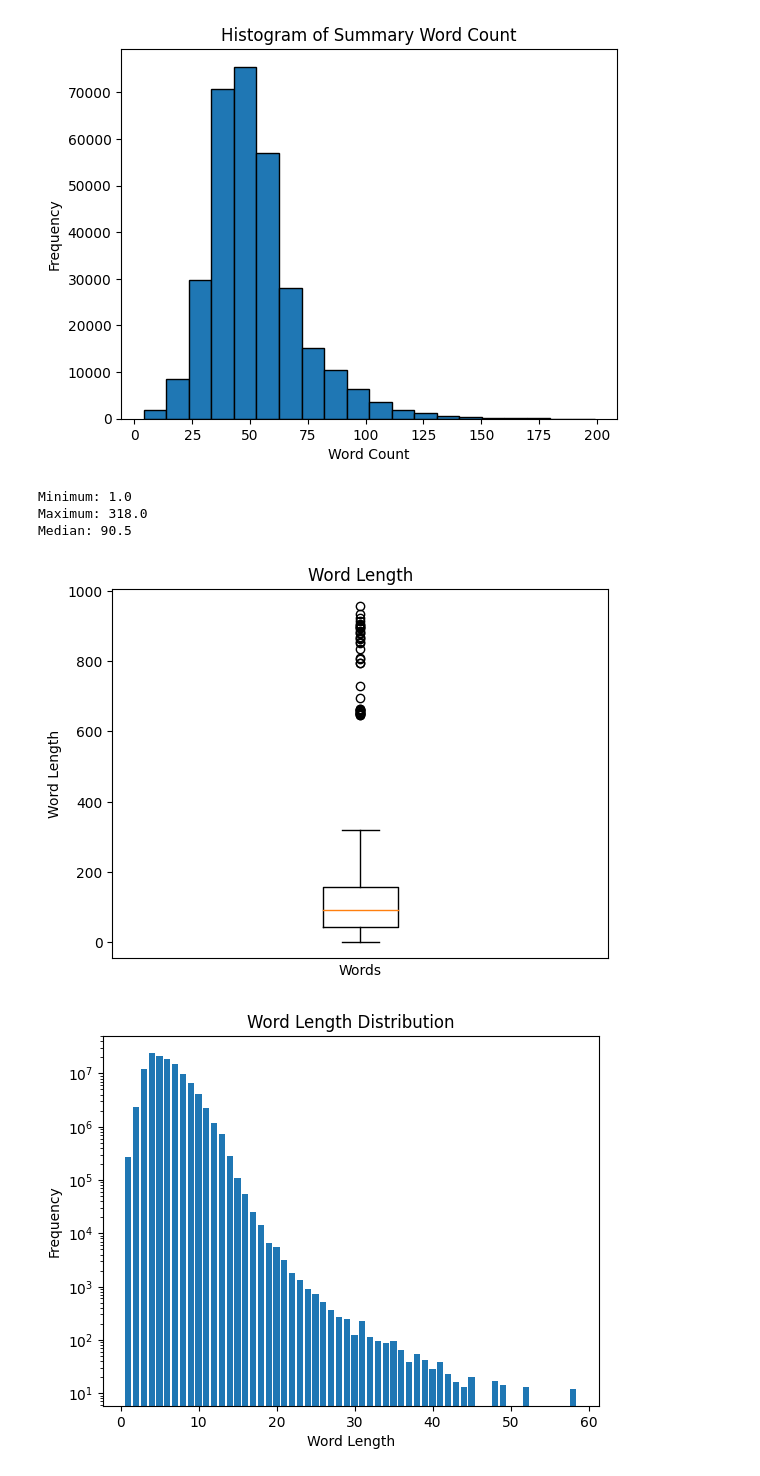
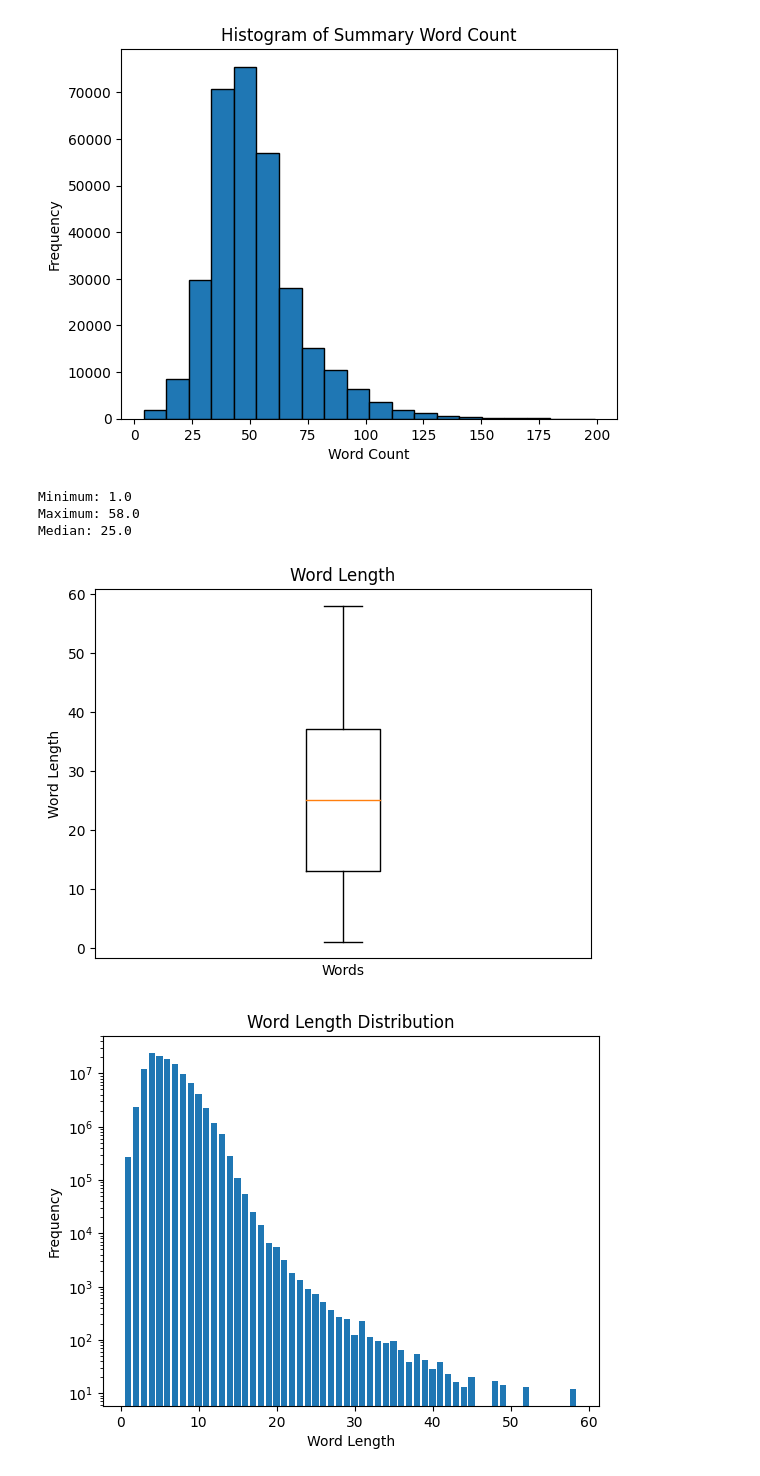
Before and after one commit to vijayjawali/aroha, a Jupyter notebook: eda/eda.ipynb, the cells around one changed output. Drawn from its saved outputs; the diff is of its cells as text; code cells hidden in the pictures.

Commit message:
modified boxplot

```diff
--- a/eda/eda.ipynb
+++ b/eda/eda.ipynb
@@ -335,29 +335,31 @@ word_length_count = length_df.groupBy('word_length').count()
 # %%
 pandas_df = word_length_count.toPandas()
 # %%
-boxplot = plt.boxplot(pandas_df['word_length'])
+box_filtered_df = pandas_df[pandas_df['count'] > 10]
+
+boxplot = plt.boxplot(box_filtered_df['word_length'])
 
 stats = {
     'min': np.min(boxplot['whiskers'][0].get_ydata()),
     'max': np.max(boxplot['whiskers'][1].get_ydata()),
     'median': np.median(boxplot['medians'][0].get_ydata())
 }
 
 print(f"Minimum: {stats['min']}")
 print(f"Maximum: {stats['max']}")
 print(f"Median: {stats['median']}")
 
 plt.xticks([])
 
 plt.xlabel('Words')
 plt.ylabel('Word Length')
 plt.title('Word Length')
 plt.show()
 # %% [output]
 Minimum: 1.0
-Maximum: 318.0
-Median: 90.5
+Maximum: 58.0
+Median: 25.0
-[figure, old version]
+[figure, new version]
 # %%
 filtered_df = pandas_df[pandas_df['count'] > 10]
 # %%
```
Also changed, not shown: parts of 1 cell of this notebook, 13 other files.
